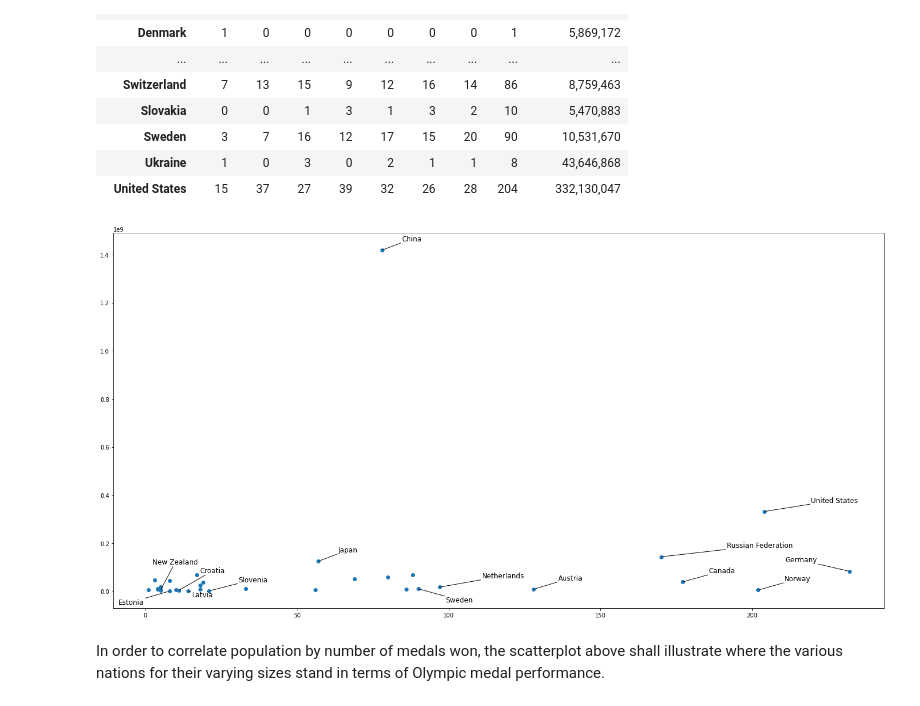
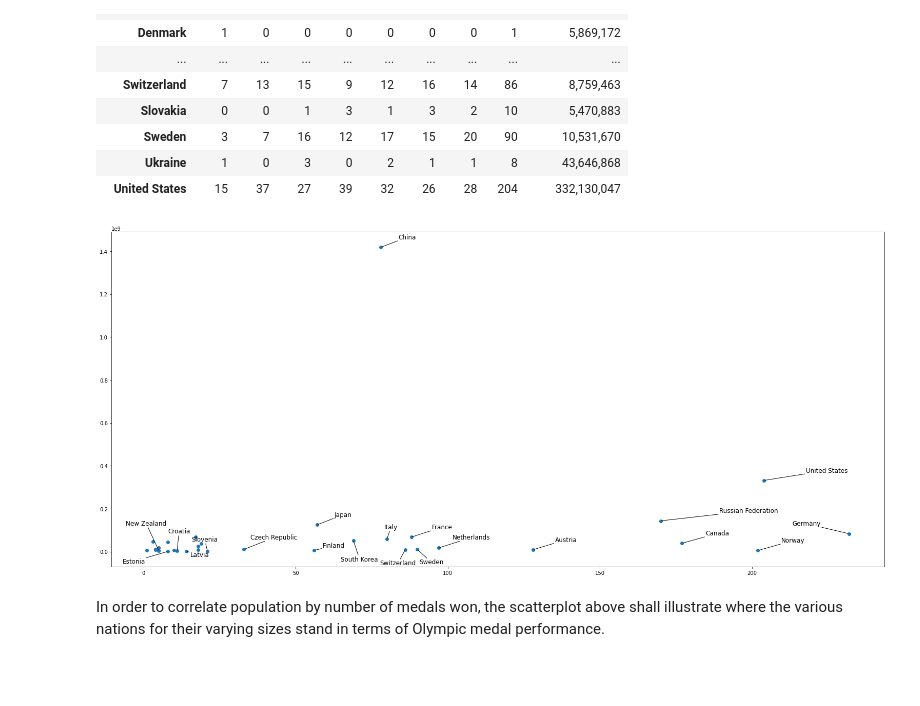
Before and after one commit to jchatterjee/nycdsa_python_project, a Jupyter notebook: JChatterjee Python Project.ipynb, the cells around one changed output. Drawn from its saved outputs; the diff is of its cells as text; code cells hidden in the pictures; blank space fills up the shorter version.

Commit message:
Updated Post-Submission
Cleaned up the scatterplots

```diff
--- a/JChatterjee Python Project.ipynb
+++ b/JChatterjee Python Project.ipynb
@@ -945,7 +945,7 @@ medals_vs_pop.style.format('{:,.0f}')
 pop = medals_vs_pop['2022 Population'].values
 med = medals_vs_pop['Total'].values
 
-fig, ax = plt.subplots(figsize=(24, 12))
+fig, ax = plt.subplots(figsize=(27, 12))
 ax.scatter(med, pop);
 
 # Specify countries ----------------------------------------------
@@ -956,41 +956,42 @@ COUNTRIES = medals_vs_pop.index.values
 COUNTRY_HIGHLIGHT = [
     'China', 'United States', 'Russian Federation', 'Japan', 'Germany',
     'Estonia', 'Slovenia', 'Latvia', 'Croatia', 'New Zealand',
-    'Norway', 'Canada', 'Austria', 'Sweden', 'Netherlands'
+    'Norway', 'Canada', 'Austria', 'Sweden', 'Netherlands', 'Czech Republic',
+    'Sweden', 'France', 'Switzerland', 'Italy', 'South Korea', 'Finland'
 ]
 
 # Add labels -----------------------------------------------------
 # Iterate through all the countries in COUNTRIES
 # `ax.text()` outputs are appended to the `TEXTS` list.
 # This list is passed to `adjust_text()` to adjust the position of
 # the legends and add connecting lines
 TEXTS = []
 for idx, country in enumerate(COUNTRIES):
     # Only append selected countries
     if country in COUNTRY_HIGHLIGHT:
         x, y = med[idx], pop[idx]
         TEXTS.append(ax.text(x, y, country, fontsize=12));
 
 # Adjust text position and add lines -----------------------------
 # 'expand_points' is a tuple with two multipliers by which to expand
 # the bounding box of texts when repelling them from points
 
 # 'arrowprops' indicates all the properties we want for the arrows
 # arrowstyle="-" means the arrow does not have a head (it's just a line!)
 adjust_text(
     TEXTS,
     expand_points=(3, 3),
     arrowprops=dict(arrowstyle="-", lw=1),
     ax=ax
 );
 
 # Save it! -------------------------------------------------------
 # Optional:
 # ax.set_facecolor("white") # set axis background color to white
 # fig.set_facecolor("white") # set figure background color to white
 fig.savefig("medals_per_capita.png", dpi=300, bbox_inches = 'tight')
 # %% [output]
-[figure, old version]
+[figure, new version]
 # %% [markdown]
 In order to correlate population by number of medals won, the scatterplot above shall illustrate where the various nations for their varying sizes stand in terms of Olympic medal performance.
 # %% [markdown]
```
Also changed, not shown: parts of 12 cells of this notebook.
